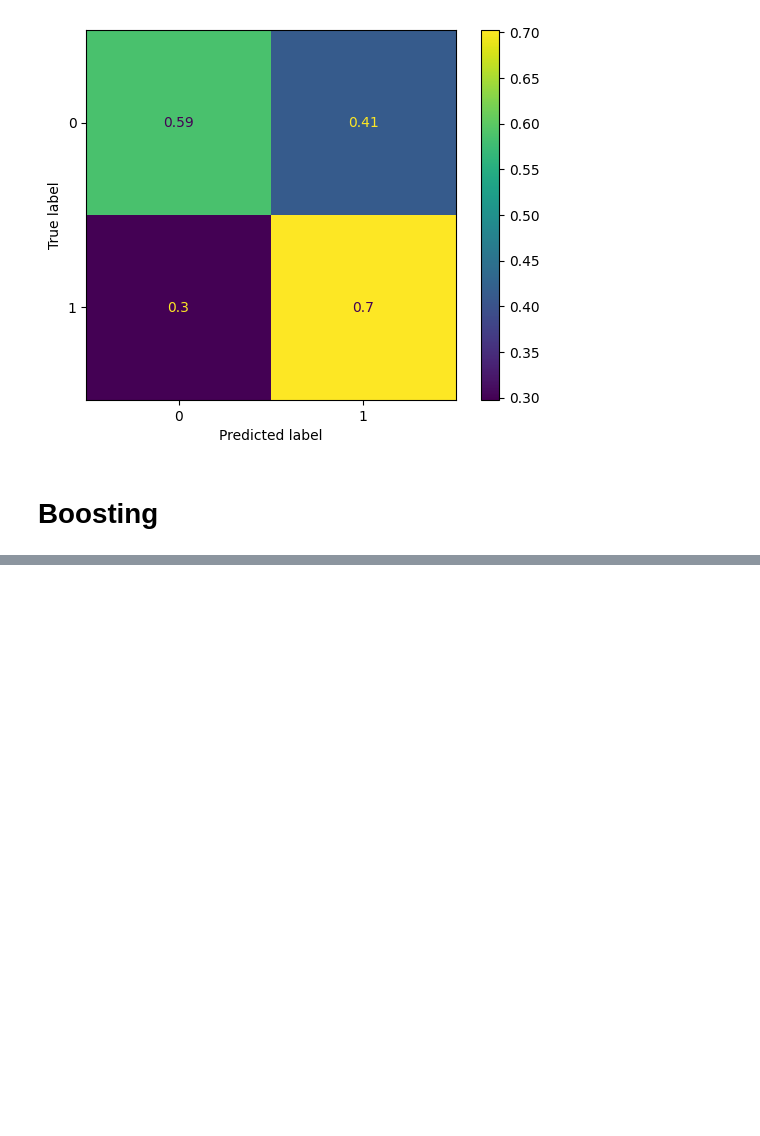
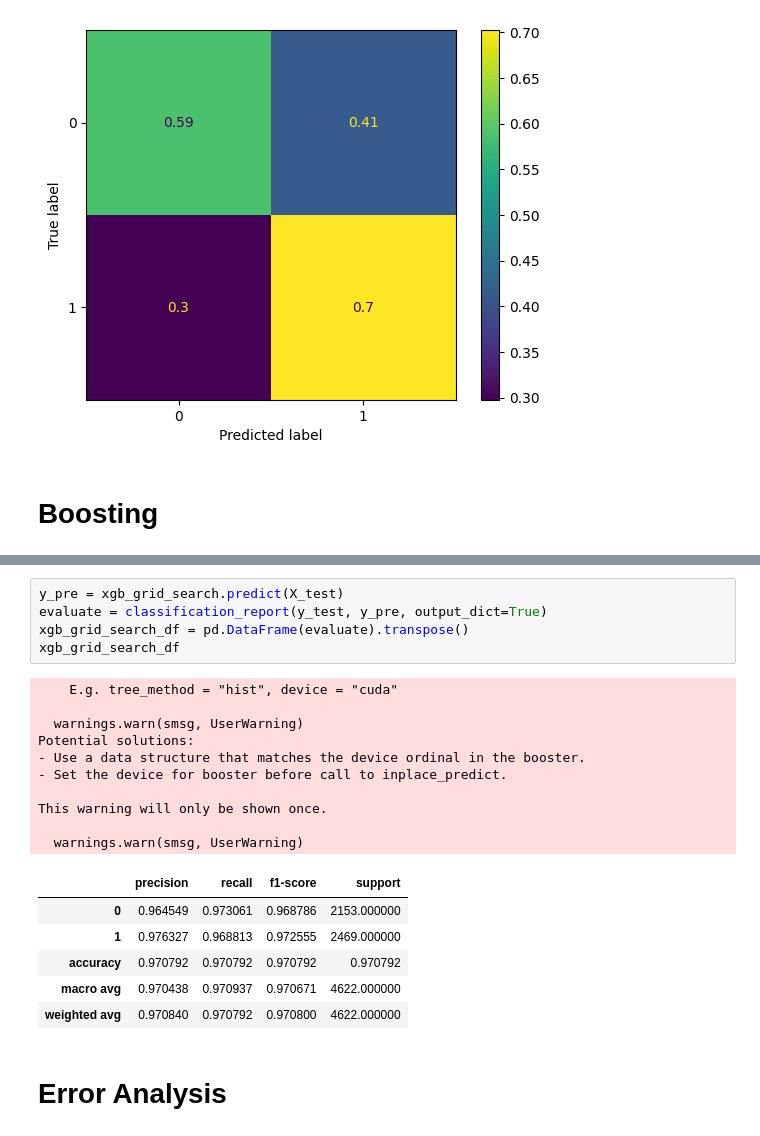
Before and after one commit to hiendamvan/mushroom_edible_classification, a Jupyter notebook: Analyze_data.ipynb, the cells around one changed output, grey strips where cells are left out. Saved outputs shown, nothing was run; the diff lists cells and outputs as text; blank space fills up the shorter version.

```diff
--- a/Analyze_data.ipynb
+++ b/Analyze_data.ipynb
@@ -352,0 +385,24 @@ This warning will only be shown once.
+# %%
+y_pre = xgb_grid_search.predict(X_test)
+evaluate = classification_report(y_test, y_pre, output_dict=True)
+xgb_grid_search_df = pd.DataFrame(evaluate).transpose()
+xgb_grid_search_df
+# %% [output]
+    E.g. tree_method = "hist", device = "cuda"
+
+  warnings.warn(smsg, UserWarning)
+Potential solutions:
+- Use a data structure that matches the device ordinal in the booster.
+- Set the device for booster before call to inplace_predict.
+
+This warning will only be shown once.
+
+  warnings.warn(smsg, UserWarning)
+|  | precision | recall | f1-score | support |
+| 0 | 0.964549 | 0.973061 | 0.968786 | 2153.000000 |
+| 1 | 0.976327 | 0.968813 | 0.972555 | 2469.000000 |
+| accuracy | 0.970792 | 0.970792 | 0.970792 | 0.970792 |
+| macro avg | 0.970438 | 0.970937 | 0.970671 | 4622.000000 |
+| weighted avg | 0.970840 | 0.970792 | 0.970800 | 4622.000000 |
+# %% [markdown]
+# Error Analysis
```
Also changed, not shown: parts of 9 cells of this notebook.
